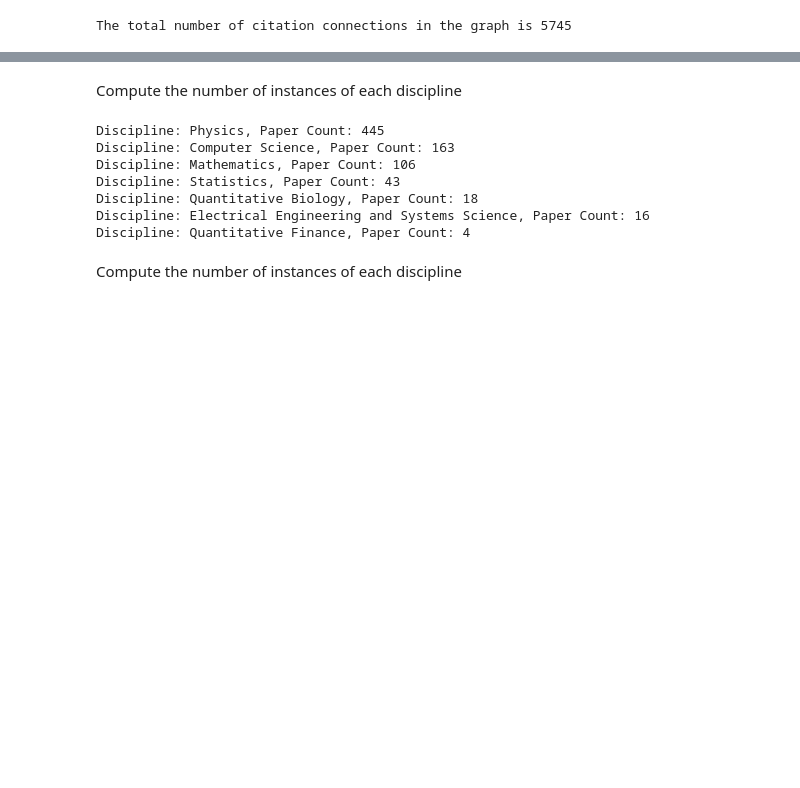
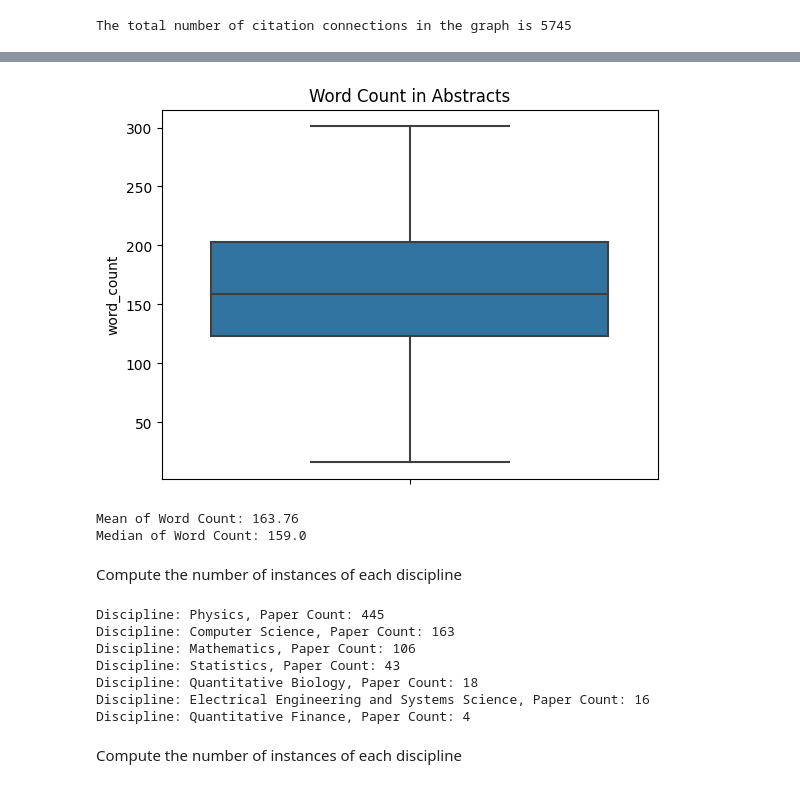
Before and after one commit to raghavan93513/Knowledge-Graphs-for-Research-Navigation, a Jupyter notebook: EDA.ipynb, the cells around one changed output, grey strips where cells are left out. Cells and saved outputs as stored; diff of their text form; code cells hidden in the pictures; blank space fills up the shorter version.

```diff
--- a/EDA.ipynb
+++ b/EDA.ipynb
@@ -41,3 +129,14 @@ The total number of citation connections in the graph is 5745
+# %%
+sns.boxplot(data=df, y='word_count')
+plt.title("Word Count in Abstracts")
+plt.show()
+# %% [output]
+[figure, added]
+# %%
+print(f"Mean of Word Count: {df['word_count'].mean():.2f}\nMedian of Word Count: {df['word_count'].median()}")
+# %% [output]
+Mean of Word Count: 163.76
+Median of Word Count: 159.0
 # %% [markdown]
 Compute the number of instances of each discipline
 # %%
```
Also changed, not shown: parts of 12 cells of this notebook, 5 other files.
